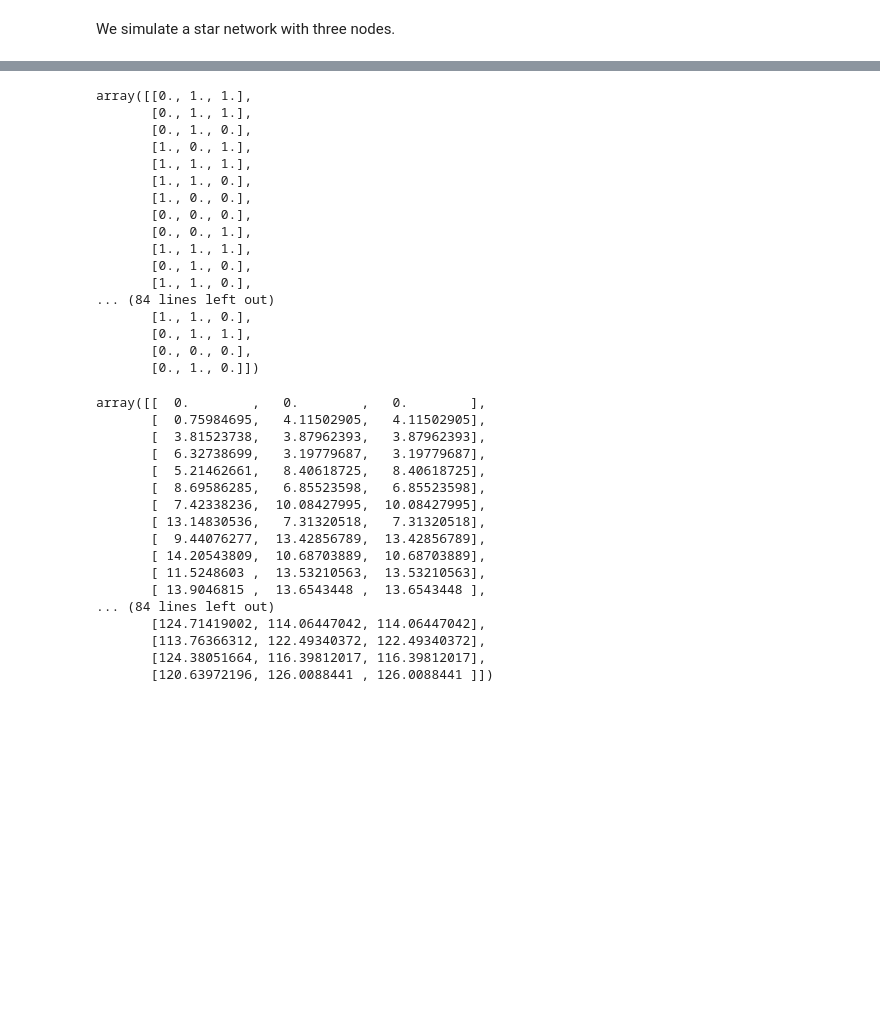
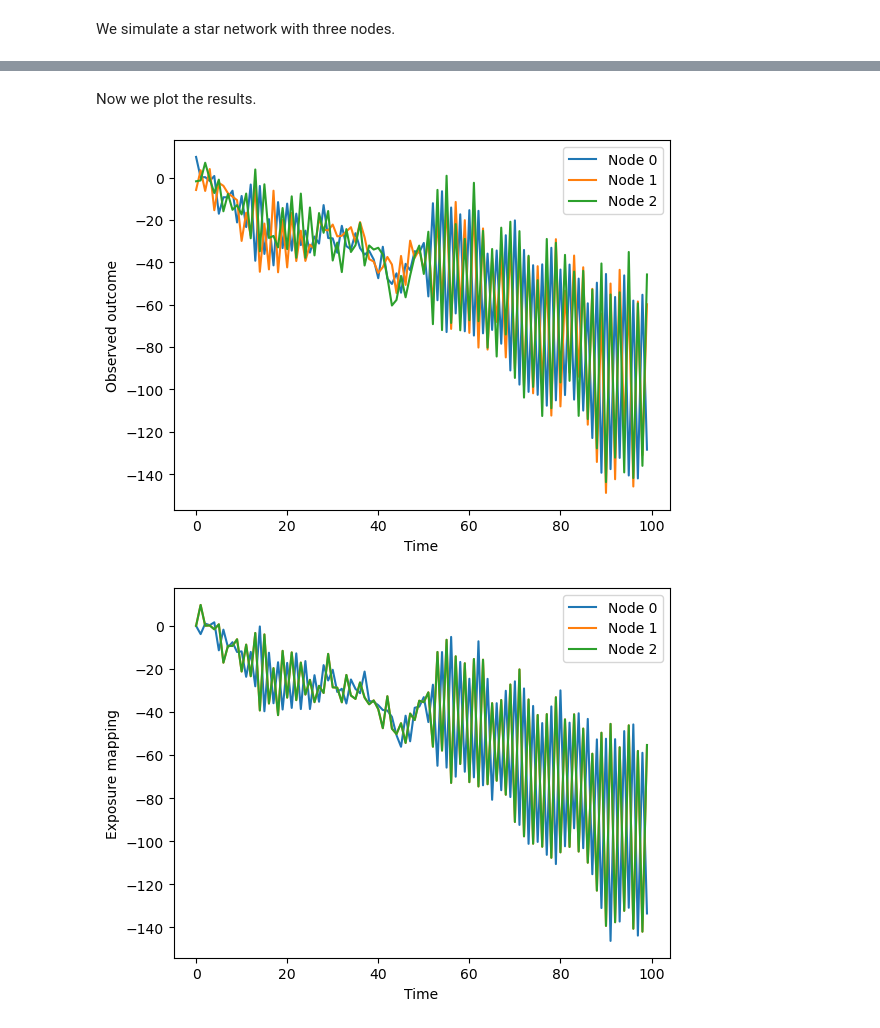
Before and after one commit to WenhaoP/PerformNetwork, a Jupyter notebook: experiment.ipynb, the cells around one changed output, grey strips where cells are left out. Saved outputs shown, nothing was run; the diff lists cells and outputs as text; code cells hidden in the pictures; blank space fills up the shorter version.

Commit message:
added plot

```diff
--- a/experiment.ipynb
+++ b/experiment.ipynb
@@ -25,10 +25,10 @@ d = np.sum(G, axis = 1)
 treatments = [0, 1]
 
 # model intercept and slopes
-alpha = 2
-beta = -2
+alpha = 3
+beta = -10
 gamma = 1
-eta = 0.5
+eta = 2
 
 # noise std
 noise_std = 1
@@ -96,40 +76,23 @@ array([[  4.11502905,  -0.19248923,   1.71218312],
-# %%
-assign_treats
-# %% [output]
-array([[0., 1., 1.],
-       [0., 1., 1.],
-       [0., 1., 0.],
-       [1., 0., 1.],
-       [1., 1., 1.],
-       [1., 1., 0.],
-       [1., 0., 0.],
-       [0., 0., 0.],
-       [0., 0., 1.],
-       [1., 1., 1.],
-       [0., 1., 0.],
-       [1., 1., 0.],
-... (84 lines left out)
-       [1., 1., 0.],
-       [0., 1., 1.],
-       [0., 0., 0.],
-       [0., 1., 0.]])
-# %%
-exp_map
-# %% [output]
-array([[  0.        ,   0.        ,   0.        ],
-       [  0.75984695,   4.11502905,   4.11502905],
-       [  3.81523738,   3.87962393,   3.87962393],
-       [  6.32738699,   3.19779687,   3.19779687],
-       [  5.21462661,   8.40618725,   8.40618725],
-       [  8.69586285,   6.85523598,   6.85523598],
-       [  7.42338236,  10.08427995,  10.08427995],
-       [ 13.14830536,   7.31320518,   7.31320518],
-       [  9.44076277,  13.42856789,  13.42856789],
-       [ 14.20543809,  10.68703889,  10.68703889],
-       [ 11.5248603 ,  13.53210563,  13.53210563],
-       [ 13.9046815 ,  13.6543448 ,  13.6543448 ],
-... (84 lines left out)
-       [124.71419002, 114.06447042, 114.06447042],
-       [113.76366312, 122.49340372, 122.49340372],
-       [124.38051664, 116.39812017, 116.39812017],
-       [120.63972196, 126.0088441 , 126.0088441 ]])
+# %% [markdown]
+Now we plot the results.
+# %%
+import matplotlib.pyplot as plt
+
+fig, ax = plt.subplots()
+for i in range(n):
+    ax.plot(obs_outs[:, i], label = f"Node {i}")
+ax.set_xlabel("Time")
+ax.set_ylabel("Observed outcome")
+ax.legend()
+fig.show()
+
+fig, ax = plt.subplots()
+for i in range(n):
+    ax.plot(exp_map[:, i], label = f"Node {i}")
+ax.set_xlabel("Time")
+ax.set_ylabel("Exposure mapping")
+ax.legend()
+fig.show()
+# %% [output]
+[figure, added]
+[figure, added]
```
Also changed, not shown: parts of 1 cell of this notebook.
